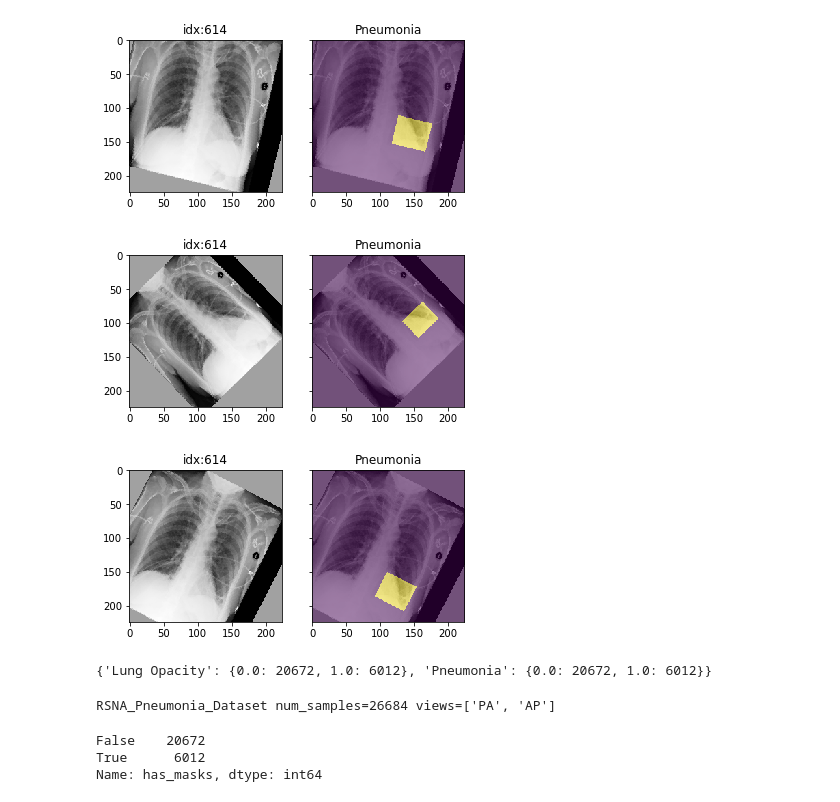
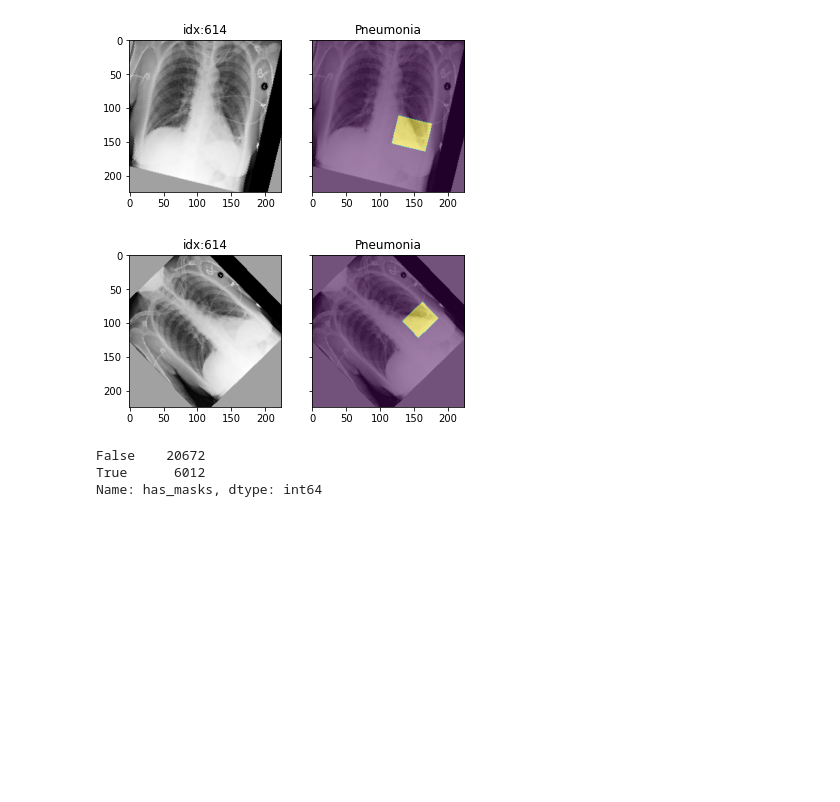
Before and after one commit to mlmed/torchxrayvision, a Jupyter notebook: scripts/xray_masks.ipynb, the cells around one changed output. Drawn from its saved outputs; the diff is of its cells as text; code cells hidden in the pictures; blank space fills up the shorter version.

```diff
--- a/scripts/xray_masks.ipynb
+++ b/scripts/xray_masks.ipynb
@@ -15,4 +17,29 @@ import torchxrayvision as xrv
+# %%
+def plot_sample_with_masks(sample, df):
+
+    if "semantic_masks" in sample:
+        width = len(sample["semantic_masks"])
+        fig, axs = plt.subplots(1, max(2,1+width), sharey=True, figsize=(3+3*width,3))
+        axs[0].imshow(sample["img"][0], cmap="Greys_r");
+        axs[0].set_title("idx:" + str(sample["idx"]))
+
+        for i, patho in enumerate(sample["semantic_masks"].keys()):
+            axs[i+1].imshow(sample["img"][0], cmap="Greys_r");
+            axs[i+1].imshow(sample["semantic_masks"][patho][0]+1, alpha=0.5);
+            axs[i+1].set_title(patho)
+        plt.show()
+
+    if "pathology_masks" in sample:
+        width = len(sample["pathology_masks"])
+        fig, axs = plt.subplots(1, max(2,1+width), sharey=True, figsize=(3+3*width,3))
+        axs[0].imshow(sample["img"][0], cmap="Greys_r");
+        axs[0].set_title("idx:" + str(sample["idx"]))
+        for i, patho in enumerate(sample["pathology_masks"].keys()):
+            axs[i+1].imshow(sample["img"][0], cmap="Greys_r");
+            axs[i+1].imshow(sample["pathology_masks"][patho][0]+1, alpha=0.5);
+            axs[i+1].set_title(df.pathologies[patho])
+        plt.show()
+    pd.DataFrame(sample["lab"], index=df.pathologies)
 # %%
-d_nih = xrv.datasets.NIH_Dataset(#imgpath="/home/cohenjos/projects/rpp-bengioy/jpcohen/ChestXray-NIHCC/images",
-                                 imgpath="/lustre04/scratch/cohenjos/NIH/images-224",
+d_nih = xrv.datasets.NIH_Dataset(imgpath=dataset_path + "/NIH/images-224",
                                 views=["PA","AP"], unique_patients=False, pathology_masks=True)
@@ -54,12 +46,2 @@ images_with_masks
-# %%
-def plot_sample_with_masks(sample, df):
-    fig, axs = plt.subplots(1, 1+len(sample["pathology_masks"]), sharey=True)
-    axs[0].imshow(sample["img"][0], cmap="Greys_r");
-    axs[0].set_title("idx:" + str(sample["idx"]))
-    for i, patho in enumerate(sample["pathology_masks"].keys()):
-        axs[i+1].imshow(sample["img"][0], cmap="Greys_r");
-        axs[i+1].imshow(sample["pathology_masks"][patho][0]+1, alpha=0.5);
-        axs[i+1].set_title(df.pathologies[patho])
-    pd.DataFrame(sample["lab"], index=df.pathologies)
 # %%
 sample = d_nih[614]
@@ -118,18 +64,16 @@ data_transforms = torchvision.transforms.Compose([
         torchvision.transforms.ToTensor()
     ])
 # %%
-d_nih_aug = xrv.datasets.NIH_Dataset(#imgpath="/home/cohenjos/projects/rpp-bengioy/jpcohen/ChestXray-NIHCC/images",
-                                 imgpath="/lustre04/scratch/cohenjos/NIH/images-224",
+d_nih_aug = xrv.datasets.NIH_Dataset(imgpath=dataset_path + "/NIH/images-224",
                                  views=["PA","AP"], unique_patients=False, pathology_masks=True,
                                  transform=transform,
                                  data_aug=data_transforms)
 # %%
-for i in range(3):
+for i in range(2):
     sample = d_nih_aug[614]
     plot_sample_with_masks(sample, d_nih_aug)
 # %% [output]
-[figure, old version]
+[figure, new version]
-[figure, old version]
+[figure, new version]
-[figure, removed]
 # %%
 #RSNA_Pneumonia_Dataset
@@ -137,10 +81,5 @@ d_rsna = xrv.datasets.RSNA_Pneumonia_Dataset(imgpath="/home/cohenjos/projects/rp
                                             views=["PA","AP"],
                                             pathology_masks=True)
-# %%
-d_rsna
-# %% [output]
-{'Lung Opacity': {0.0: 20672, 1.0: 6012}, 'Pneumonia': {0.0: 20672, 1.0: 6012}}
-RSNA_Pneumonia_Dataset num_samples=26684 views=['PA', 'AP']
 # %%
 d_rsna.csv.has_masks.value_counts()
 # %% [output]
```
Also changed, not shown: parts of 22 cells of this notebook.
